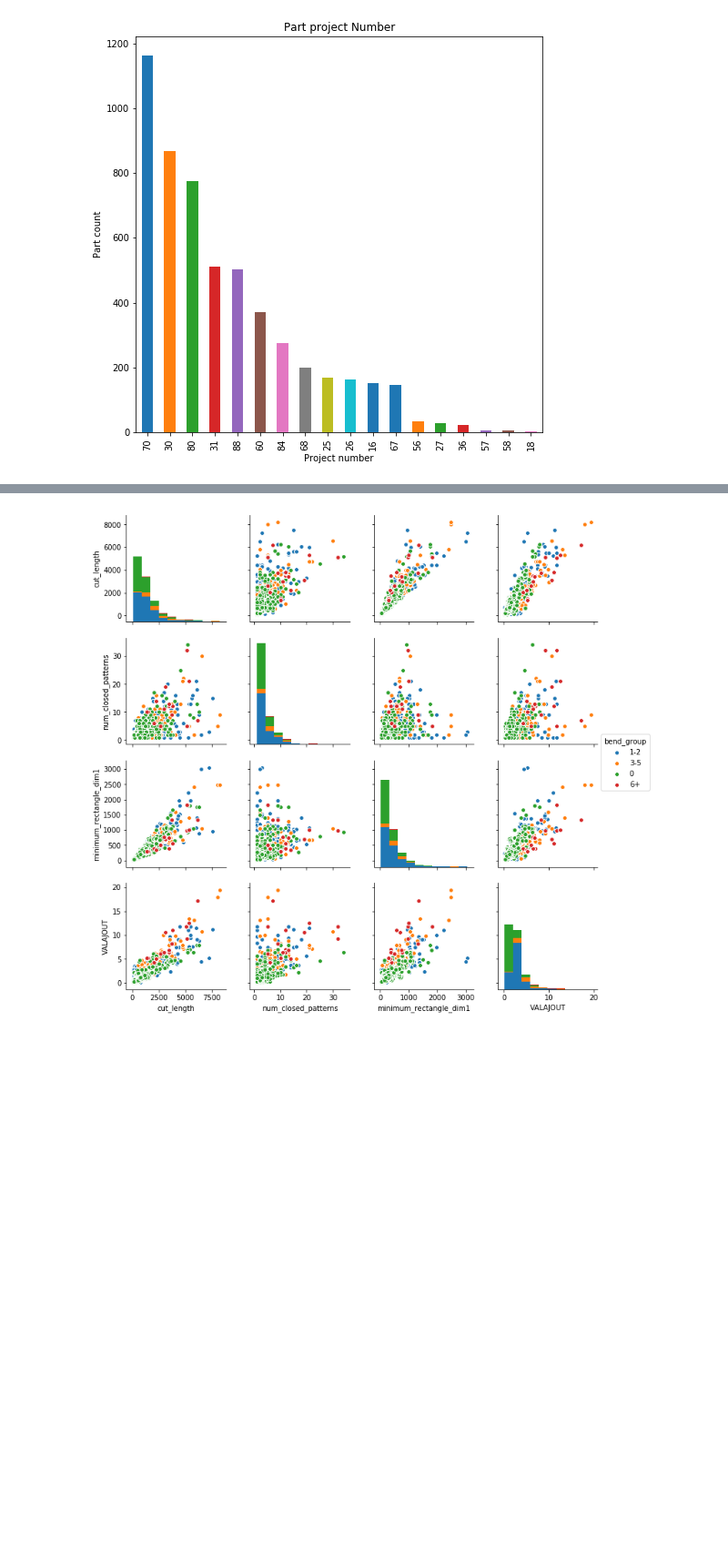
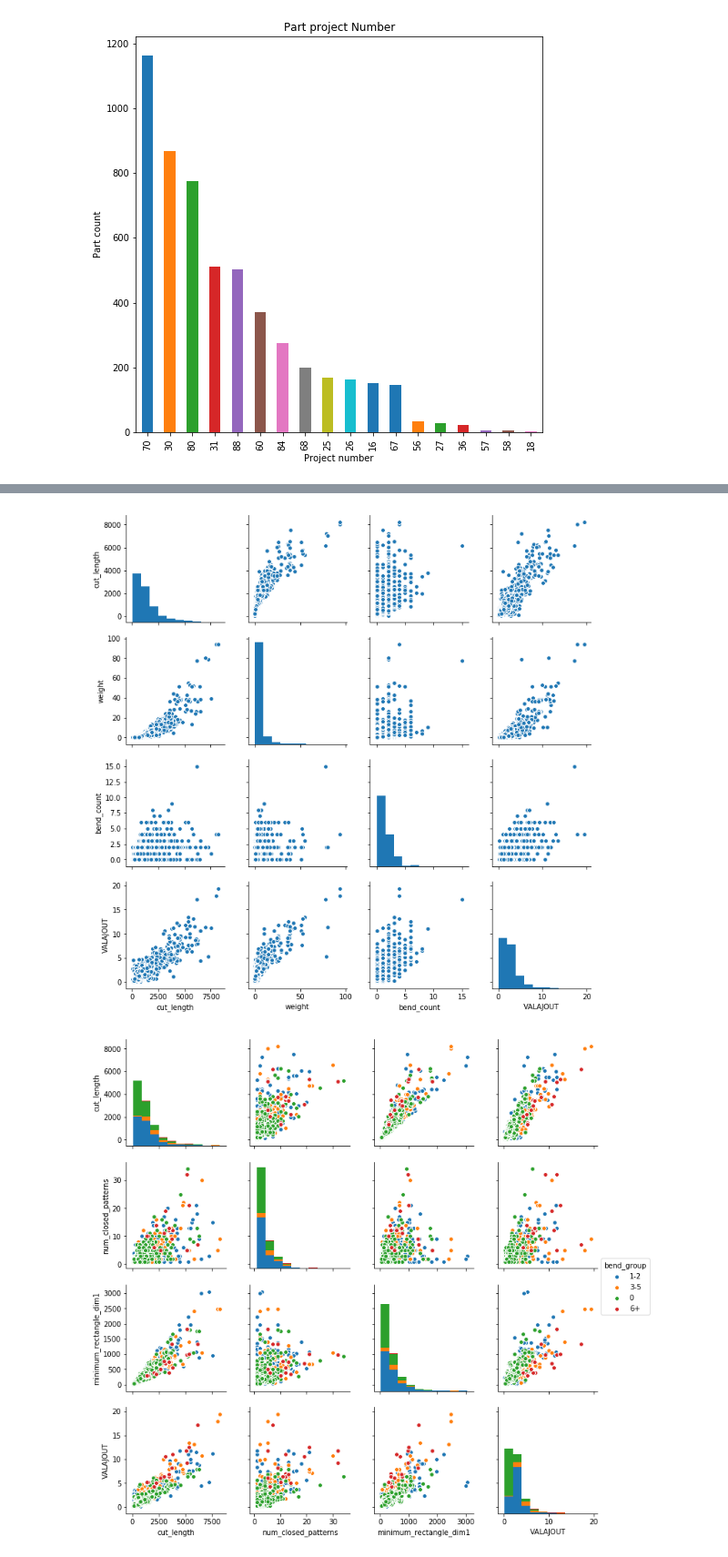
Before and after one commit to rudloffl/sheet-metal-cost-calculator, a Jupyter notebook: Y1 - Notebooks/B1 - data exploration.ipynb, the cells around one changed output, grey strips where cells are left out. Shown at 91% size. Saved outputs shown, nothing was run; the diff lists cells and outputs as text; code cells hidden in the pictures; blank space fills up the shorter version.

```diff
--- a/Y1 - Notebooks/B1 - data exploration.ipynb
+++ b/Y1 - Notebooks/B1 - data exploration.ipynb
@@ -1193,3 +1195,13 @@ plt.show()
+# %%
+df = Kset[Kset['bend_group'] != '0 ']
+df = df[df['thickness']==6]
+toplot = ['cut_length', 'weight', 'bend_count', 'VALAJOUT']
+
+sns.pairplot(df[toplot])
+
+plt.show()
+# %% [output]
+[figure, added]
 # %%
 #bending aspect
 df = Kset[Kset['bend_group'] != '0 ']
```
Also changed, not shown: parts of 16 cells of this notebook, 6 other files.
